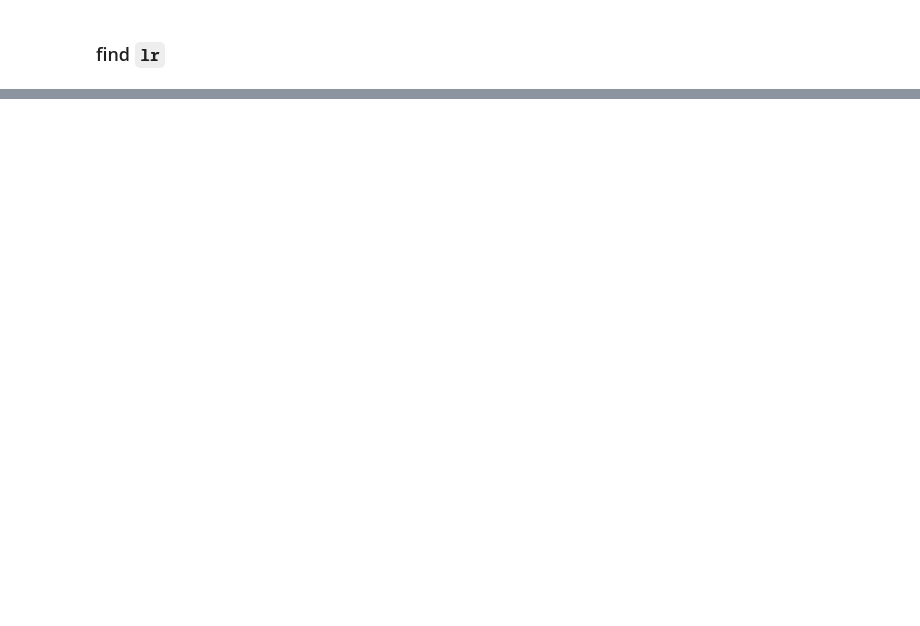
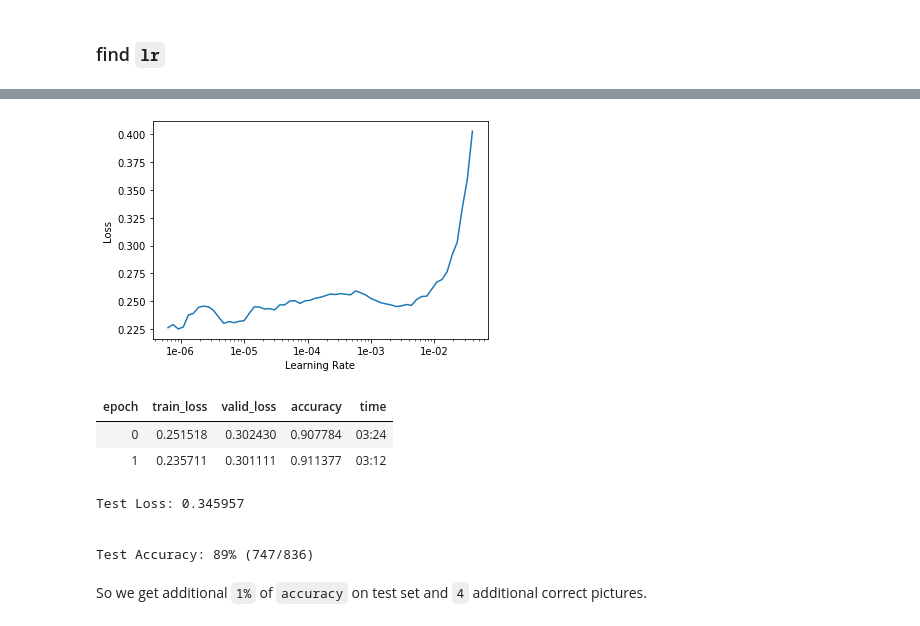
Before and after one commit to ilyarudyak/dog_breed, a Jupyter notebook: dog_breed_fastai_debug.ipynb, the cells around one changed output, grey strips where cells are left out. Saved outputs shown, nothing was run; the diff lists cells and outputs as text; code cells hidden in the pictures; blank space fills up the shorter version.

```diff
--- a/dog_breed_fastai_debug.ipynb
+++ b/dog_breed_fastai_debug.ipynb
@@ -28,5 +30,5 @@ data.show_batch(rows=3, figsize=(7,6))
 # %% [markdown]
 ### find `lr`
 # %%
-learn = cnn_learner(data, model_type, metrics=accuracy)
+learn = cnn_learner(data, models.resnet50, metrics=accuracy)
 # %%
@@ -33,0 +41,21 @@ learn.load('stage-1')
+# %%
+learn.recorder.plot()
+# %% [output]
+[figure, added]
+# %%
+learn.unfreeze()
+learn.fit_one_cycle(2, max_lr=slice(1e-6,1e-4))
+# %% [output]
+| epoch | train_loss | valid_loss | accuracy | time |
+| 0 | 0.251518 | 0.302430 | 0.907784 | 03:24 |
+| 1 | 0.235711 | 0.301111 | 0.911377 | 03:12 |
+# %%
+test_model(model=learn.model,
+           batch_size=64)
+# %% [output]
+Test Loss: 0.345957
+
+
+Test Accuracy: 89% (747/836)
+# %% [markdown]
+So we get additional `1%` of `accuracy` on test set and `4` additional correct pictures.
```
Also changed, not shown: parts of 4 cells of this notebook.
